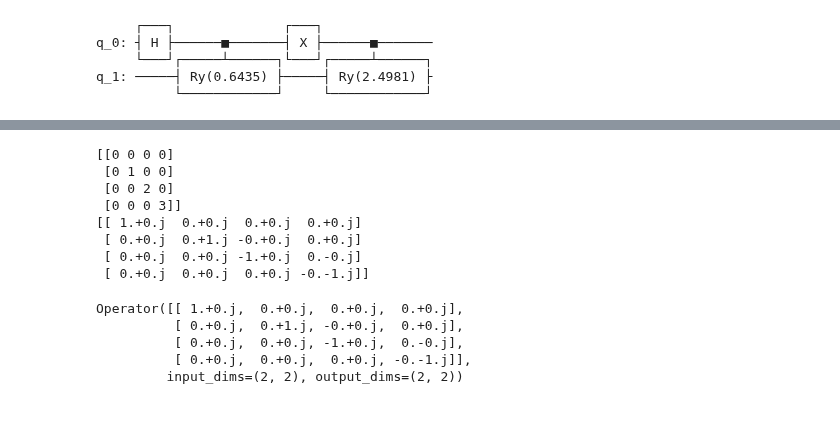
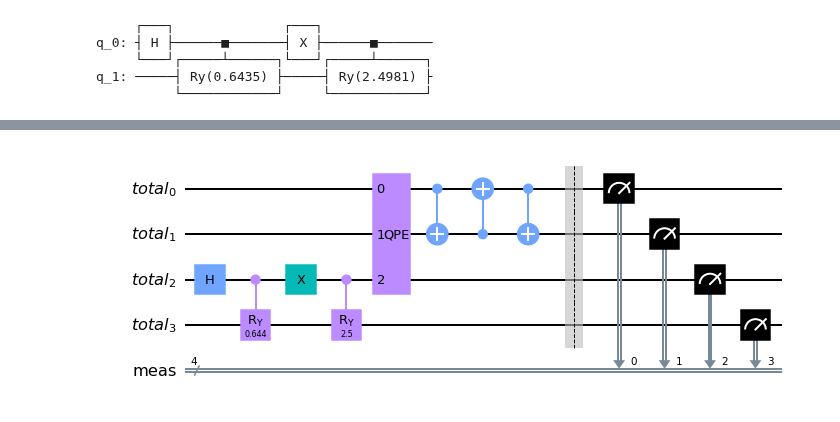
Before and after one commit to PolnareffPark/QuPCA, a Jupyter notebook: initial_tests.ipynb, the cells around one changed output, grey strips where cells are left out. Cells and saved outputs as stored; diff of their text form; code cells hidden in the pictures.

```diff
--- a/initial_tests.ipynb
+++ b/initial_tests.ipynb
@@ -82,26 +111,15 @@ pe.decompose(reps=1).draw("mpl")
-# %%
-import numpy as np
-from scipy.linalg import expm
-from qiskit.quantum_info.operators import Operator
-
-matrix = np.array([[0, 0, 0, 0], [0, 1, 0, 0], [0, 0, 2, 0], [0, 0, 0, 3]])
-print(matrix)
-U  = expm(matrix*(np.pi*1j/2))
-np.set_printoptions(suppress=True)
-print(U)
-operator_U = Operator(U)
-operator_U
-# %% [output]
-[[0 0 0 0]
- [0 1 0 0]
- [0 0 2 0]
- [0 0 0 3]]
-[[ 1.+0.j  0.+0.j  0.+0.j  0.+0.j]
- [ 0.+0.j  0.+1.j -0.+0.j  0.+0.j]
- [ 0.+0.j  0.+0.j -1.+0.j  0.-0.j]
- [ 0.+0.j  0.+0.j  0.+0.j -0.-1.j]]
-Operator([[ 1.+0.j,  0.+0.j,  0.+0.j,  0.+0.j],
-          [ 0.+0.j,  0.+1.j, -0.+0.j,  0.+0.j],
-          [ 0.+0.j,  0.+0.j, -1.+0.j,  0.-0.j],
-          [ 0.+0.j,  0.+0.j,  0.+0.j, -0.-1.j]],
-         input_dims=(2, 2), output_dims=(2, 2))
+# %%
+qr_total = QuantumRegister(4, 'total')
+classical = ClassicalRegister(4, 'misura')
+# qr_phase = QuantumRegister(pe.num_qubits, 'pe')
+
+total_circuit = QuantumCircuit(qr_total ,name='qupca')
+
+total_circuit.append(qupca_circuit.to_gate(), qr_total[2:])
+total_circuit.append(pe.to_gate(), qr_total[0:3])
+# total_circuit.measure(qr_total[:2], classical[:])
+total_circuit.swap(qr_total[0],qr_total[1])
+total_circuit.measure_all()
+total_circuit.decompose(reps=1).draw("mpl")
+# %% [output]
+[figure, added]
```
Also changed, not shown: parts of 8 cells of this notebook.
